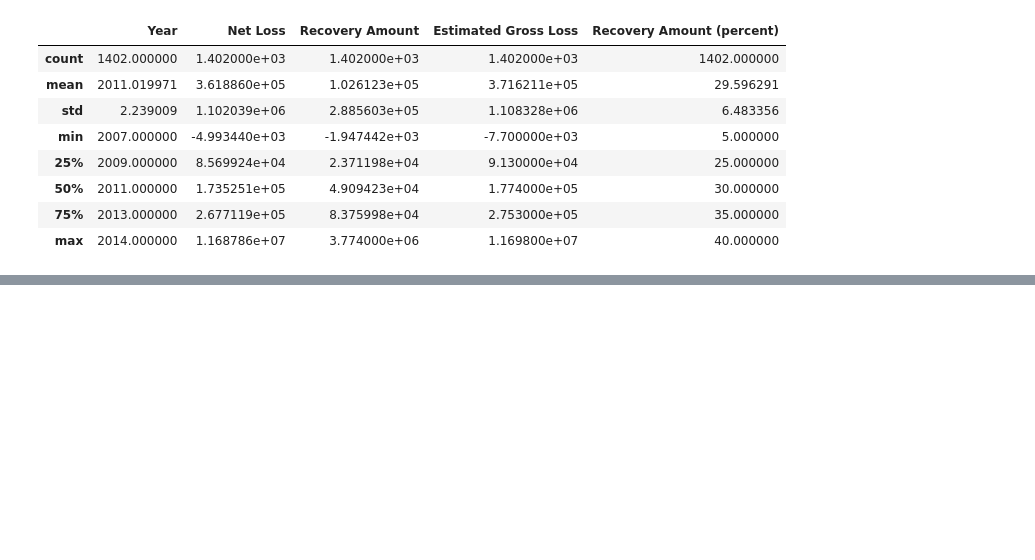
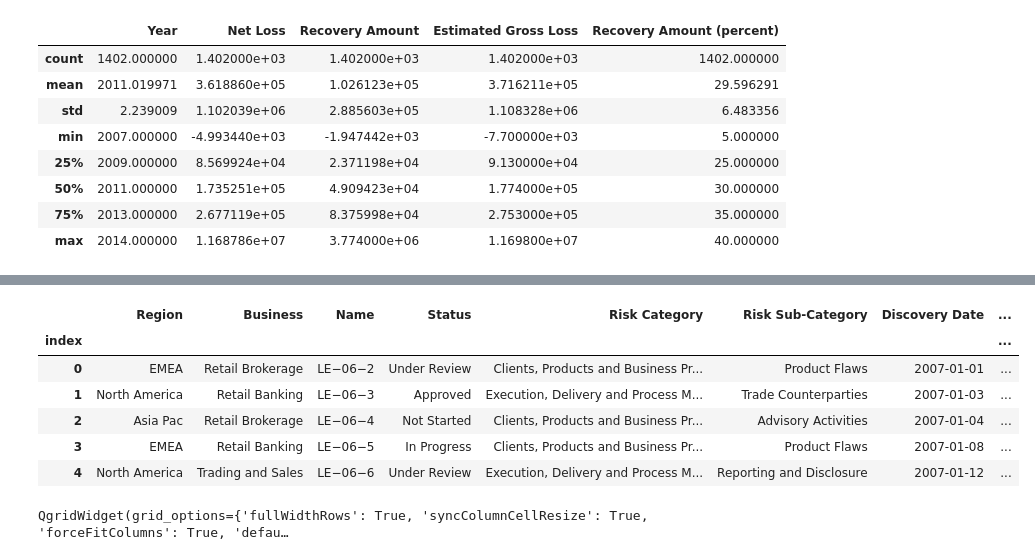
Before and after one commit to Pangbo15/SIQEF-RA-2020, a Jupyter notebook: SIQEF Assignment/scikit_learn/Banking loss predict UN/novice sklearn tutorial.ipynb, the cells around one changed output, grey strips where cells are left out. Cells and saved outputs as stored; diff of their text form; code cells hidden in the pictures; blank space fills up the shorter version.

```diff
--- a/SIQEF Assignment/scikit_learn/Banking loss predict UN/novice sklearn tutorial.ipynb
+++ b/SIQEF Assignment/scikit_learn/Banking loss predict UN/novice sklearn tutorial.ipynb
@@ -256,0 +387,25 @@ YouTubeVideo('hx3sNZG81O8', width=800, height=300)
+# %%
+# Note that the [Recovery Amount + Net Loss + Estimated Gross Loss + Recovery Amount (percent)] are all appropriate to be our y variable.
+# We just pick `Recovery Amount (percent)` here, because it is a ratio and usually more objective.
+# But we are also interested in the actual loss scale, so we just keep net loss in our data for further use.
+
+df = df.drop(columns=['Estimated Gross Loss','Recovery Amount'])
+df.head()
+# Successfully delete the two variables.
+# Note: A shortage of pandas, compared to excel, is that you have to be cautious that you always need to load back the operation to df.
+# %% [output]
+|  | Region | Business | Name | Status | Risk Category | Risk Sub-Category | Discovery Date | ... |
+| index |  |  |  |  |  |  |  | ... |
+| 0 | EMEA | Retail Brokerage | LE−06−2 | Under Review | Clients, Products and Business Pr... | Product Flaws | 2007-01-01 | ... |
+| 1 | North America | Retail Banking | LE−06−3 | Approved | Execution, Delivery and Process M... | Trade Counterparties | 2007-01-03 | ... |
+| 2 | Asia Pac | Retail Brokerage | LE−06−4 | Not Started | Clients, Products and Business Pr... | Advisory Activities | 2007-01-04 | ... |
+| 3 | EMEA | Retail Banking | LE−06−5 | In Progress | Clients, Products and Business Pr... | Product Flaws | 2007-01-08 | ... |
+| 4 | North America | Trading and Sales | LE−06−6 | Under Review | Execution, Delivery and Process M... | Reporting and Disclosure | 2007-01-12 | ... |
+# %%
+## 2.2 categorical features
+df_sub = df[['Risk Category','Risk Sub-Category']]
+df_sub_qgrid = qgrid.show_grid(df_sub, show_toolbar=True)
+df_sub_qgrid
+# Let's play with it to see if we can conclude the pattern.
+# %% [output]
+QgridWidget(grid_options={'fullWidthRows': True, 'syncColumnCellResize': True, 'forceFitColumns': True, 'defau…
```
Also changed, not shown: parts of 79 cells of this notebook, 11 other files.
